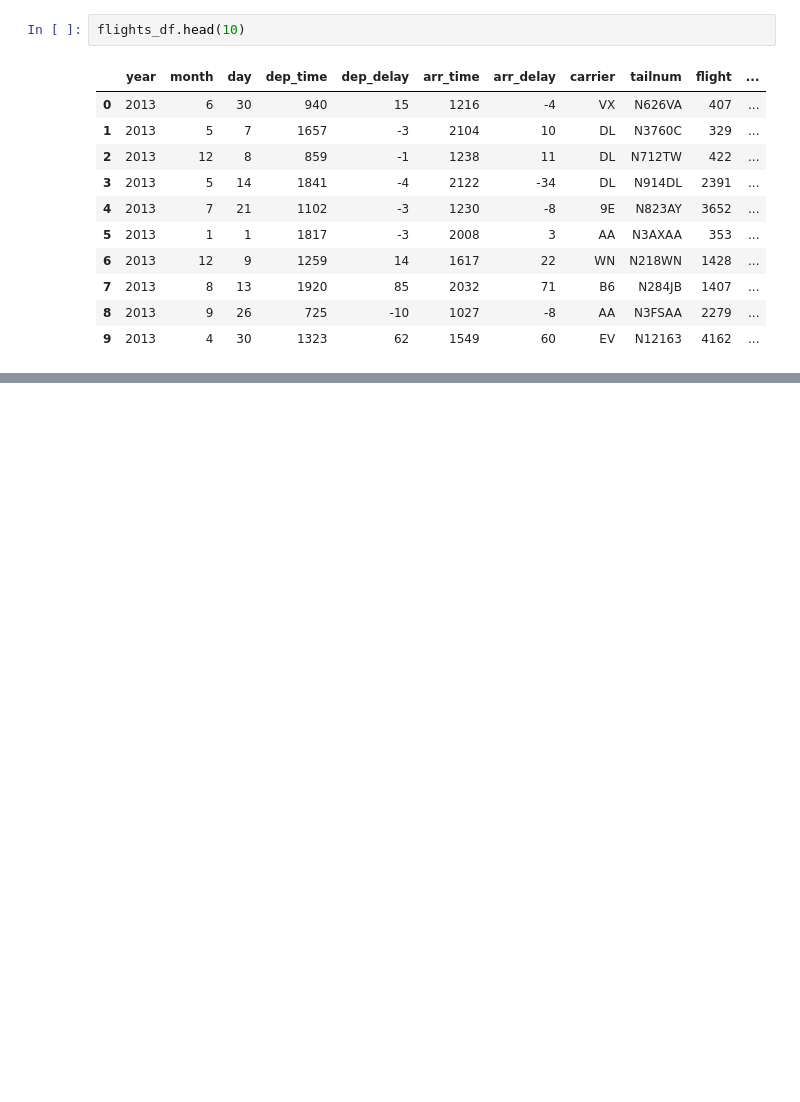
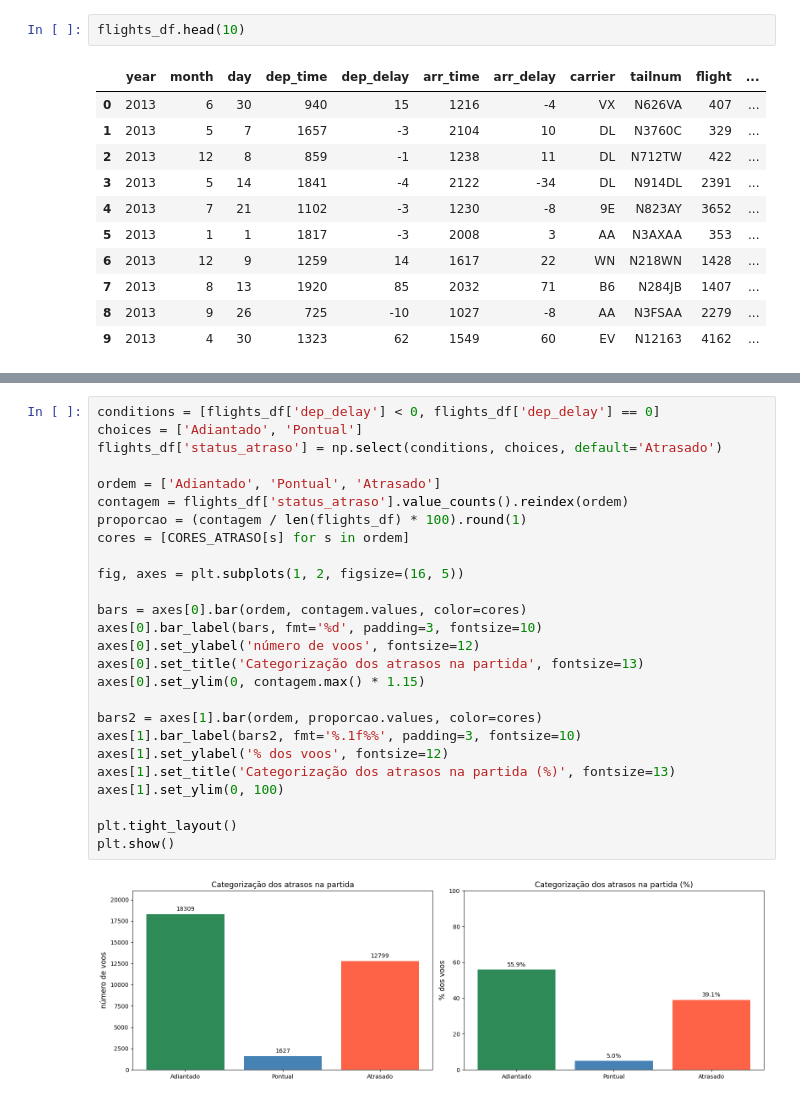
Before and after one commit to heitorctmba/MBA-01-estatistica-nycflights, a Jupyter notebook: nycflights.ipynb, the cells around one changed output, grey strips where cells are left out. Cells and saved outputs as stored; diff of their text form; blank space fills up the shorter version.

```diff
--- a/nycflights.ipynb
+++ b/nycflights.ipynb
@@ -78,0 +161,28 @@ flights_df.head(10)
+# %%
+conditions = [flights_df['dep_delay'] < 0, flights_df['dep_delay'] == 0]
+choices = ['Adiantado', 'Pontual']
+flights_df['status_atraso'] = np.select(conditions, choices, default='Atrasado')
+
+ordem = ['Adiantado', 'Pontual', 'Atrasado']
+contagem = flights_df['status_atraso'].value_counts().reindex(ordem)
+proporcao = (contagem / len(flights_df) * 100).round(1)
+cores = [CORES_ATRASO[s] for s in ordem]
+
+fig, axes = plt.subplots(1, 2, figsize=(16, 5))
+
+bars = axes[0].bar(ordem, contagem.values, color=cores)
+axes[0].bar_label(bars, fmt='%d', padding=3, fontsize=10)
+axes[0].set_ylabel('número de voos', fontsize=12)
+axes[0].set_title('Categorização dos atrasos na partida', fontsize=13)
+axes[0].set_ylim(0, contagem.max() * 1.15)
+
+bars2 = axes[1].bar(ordem, proporcao.values, color=cores)
+axes[1].bar_label(bars2, fmt='%.1f%%', padding=3, fontsize=10)
+axes[1].set_ylabel('% dos voos', fontsize=12)
+axes[1].set_title('Categorização dos atrasos na partida (%)', fontsize=13)
+axes[1].set_ylim(0, 100)
+
+plt.tight_layout()
+plt.show()
+# %% [output]
+[figure, added]
```
Also changed, not shown: parts of 20 cells of this notebook.
